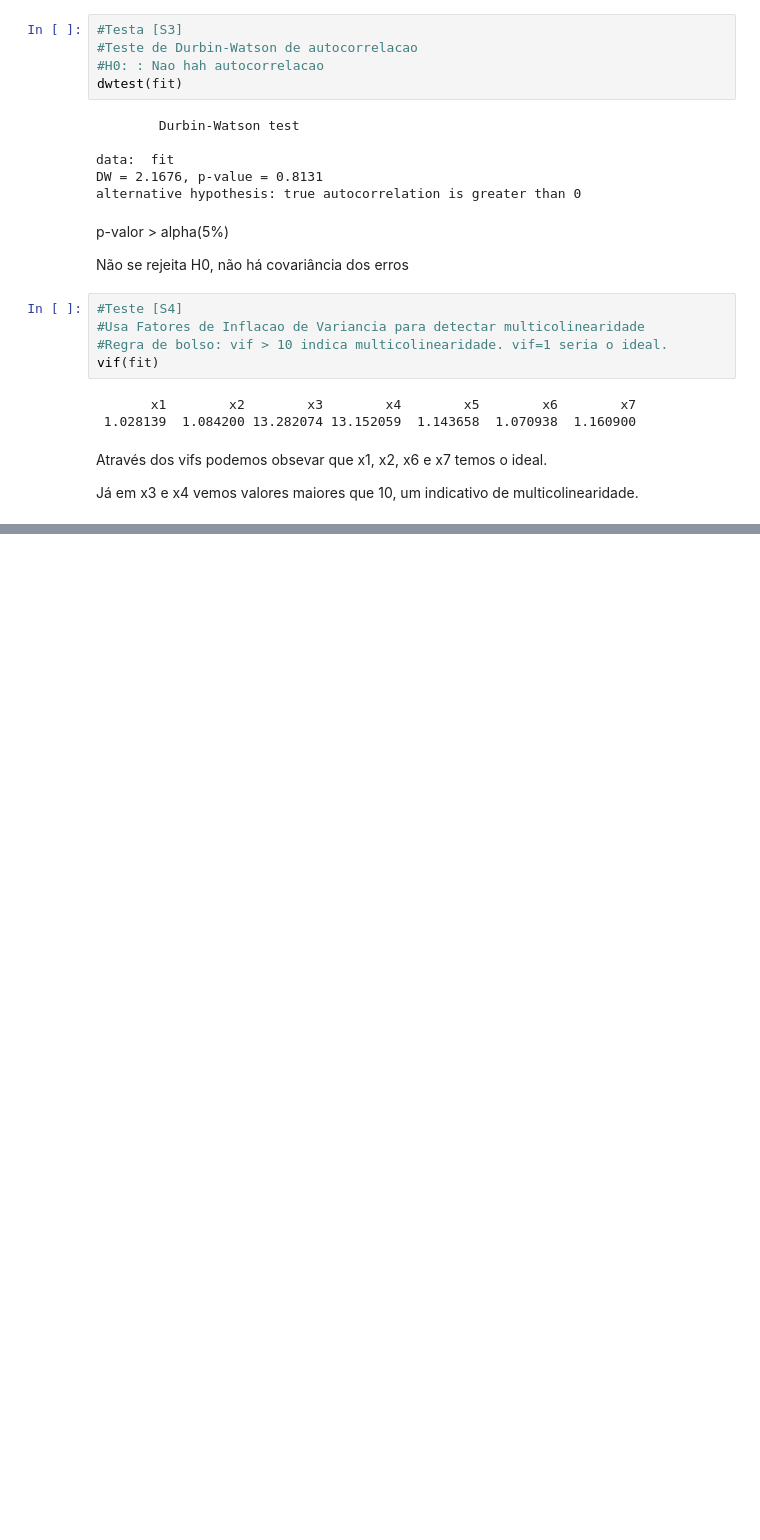
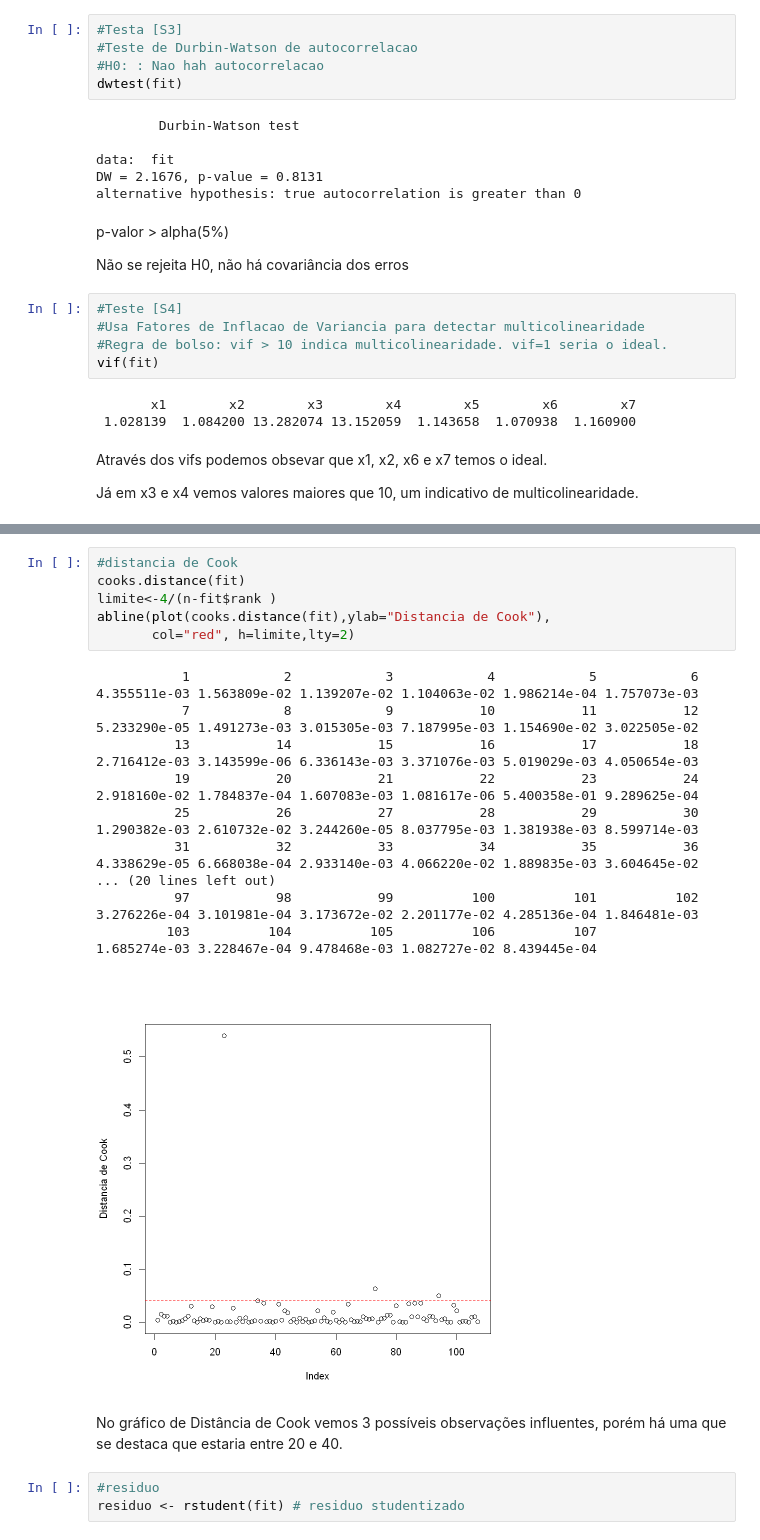
Before and after one commit to jouaraujo/primeiro_trabalho_Reg, a Jupyter notebook: trabalho.ipynb, the cells around one changed output, grey strips where cells are left out. Cells and saved outputs as stored; diff of their text form; blank space fills up the shorter version.

```diff
--- a/trabalho.ipynb
+++ b/trabalho.ipynb
@@ -191,0 +357,30 @@ Já em x3 e x4 vemos valores maiores que 10, um indicativo de multicolinearidade
+# %%
+#distancia de Cook
+cooks.distance(fit)
+limite<-4/(n-fit$rank )
+abline(plot(cooks.distance(fit),ylab="Distancia de Cook"),
+       col="red", h=limite,lty=2)
+# %% [output]
+           1            2            3            4            5            6
+4.355511e-03 1.563809e-02 1.139207e-02 1.104063e-02 1.986214e-04 1.757073e-03
+           7            8            9           10           11           12
+5.233290e-05 1.491273e-03 3.015305e-03 7.187995e-03 1.154690e-02 3.022505e-02
+          13           14           15           16           17           18
+2.716412e-03 3.143599e-06 6.336143e-03 3.371076e-03 5.019029e-03 4.050654e-03
+          19           20           21           22           23           24
+2.918160e-02 1.784837e-04 1.607083e-03 1.081617e-06 5.400358e-01 9.289625e-04
+          25           26           27           28           29           30
+1.290382e-03 2.610732e-02 3.244260e-05 8.037795e-03 1.381938e-03 8.599714e-03
+          31           32           33           34           35           36
+4.338629e-05 6.668038e-04 2.933140e-03 4.066220e-02 1.889835e-03 3.604645e-02
+... (20 lines left out)
+          97           98           99          100          101          102
+3.276226e-04 3.101981e-04 3.173672e-02 2.201177e-02 4.285136e-04 1.846481e-03
+         103          104          105          106          107
+1.685274e-03 3.228467e-04 9.478468e-03 1.082727e-02 8.439445e-04
+[figure, added]
+# %% [markdown]
+No gráfico de Distância de Cook vemos 3 possíveis observações influentes, porém há uma que se destaca que estaria entre 20 e 40.
+# %%
+#residuo
+residuo <- rstudent(fit) # residuo studentizado
```
Also changed, not shown: parts of 38 cells of this notebook.
